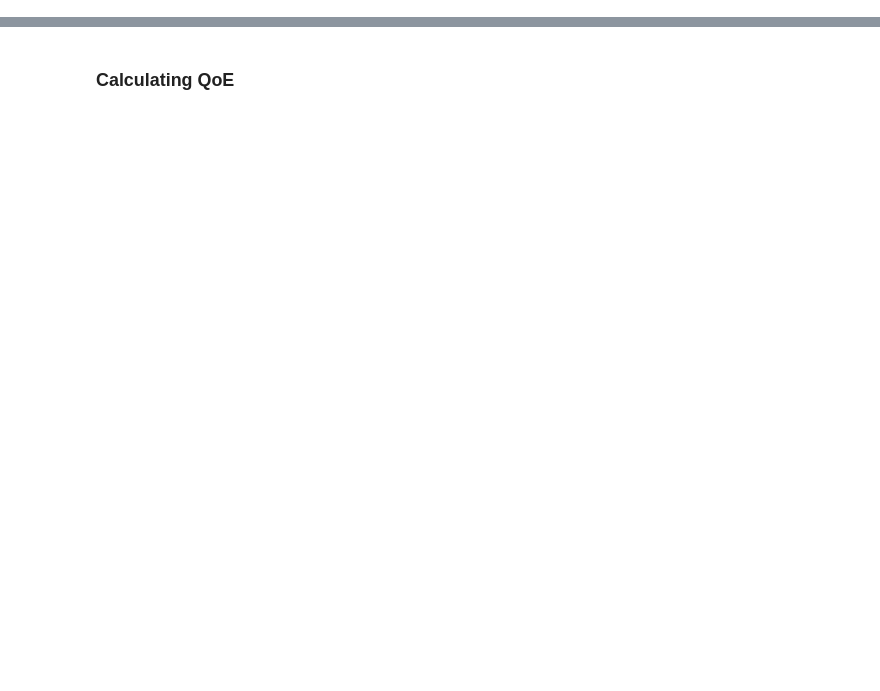
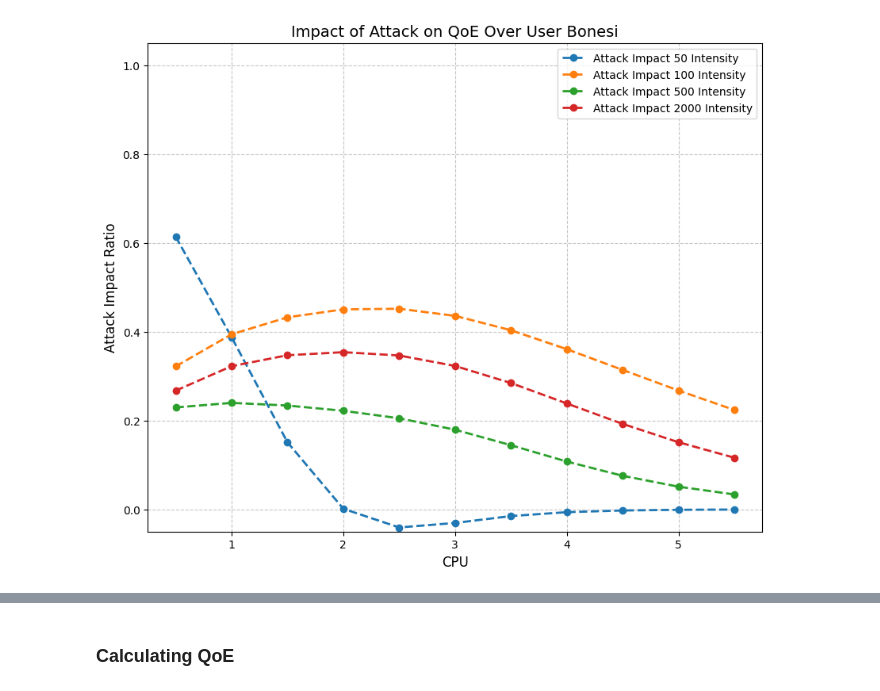
Before and after one commit to VincentSheh/edge_apps, a Jupyter notebook: user_emulator/experiment.ipynb, the cells around one changed output, grey strips where cells are left out. Saved outputs shown, nothing was run; the diff lists cells and outputs as text; code cells hidden in the pictures; blank space fills up the shorter version.

```diff
--- a/user_emulator/experiment.ipynb
+++ b/user_emulator/experiment.ipynb
@@ -154,0 +311,15 @@ buffer_df.head(50)
+# %%
+CPU_cap = 6.0
+def get_impact_factor( params, atk_params):
+    qoe_fit_normal = []
+    qoe_fit_attack = []
+    for cpu_fit in np.arange(0.5, CPU_cap,0.5):
+        # Filter for each user
+        n_user = np.arange(1,6)  # Range of CPU values for plotting the fit
+
+        # Calculate fitted QoE values using the generalized logistic function
+        qoe_fit = generalized_logistic(cpu_fit, *params, n_user,atk="none").mean()
+        atk_qoe_fit = generalized_logistic(cpu_fit, *atk_params, n_user,atk="bonesi").mean()
+        qoe_fit_normal.append(qoe_fit)
+        qoe_fit_attack.append(atk_qoe_fit)
+    return qoe_fit_normal, qoe_fit_attack
@@ -154,0 +373,70 @@ buffer_df.head(50)
+# %%
+# Dictionary to store different attack impact data and labels
+attack_impact_data = {
+    "50": [1 - qoe_fit_attack_50[i] / qoe_fit_normal[i] for i in range(len(qoe_fit_normal))],
+    "100": [1 - qoe_fit_attack_100[i] / qoe_fit_normal[i] for i in range(len(qoe_fit_normal))],
+    "500": [1 - qoe_fit_attack_500[i] / qoe_fit_normal[i] for i in range(len(qoe_fit_normal))],
+    "2000": [1 - qoe_fit_attack_2000[i] / qoe_fit_normal[i] for i in range(len(qoe_fit_normal))]
+}
+
+mean_attack_impact_data = {
+    "50": [
+        1 - mean_qoe_dict["50"].loc[mean_qoe_dict["50"]["cpu"] == cpu, "qoe"].values[0] /
+            mean_qoe_dict["0"].loc[mean_qoe_dict["0"]["cpu"] == cpu, "qoe"].values[0]
+        if not mean_qoe_dict["50"].loc[mean_qoe_dict["50"]["cpu"] == cpu, "qoe"].empty and
+           not mean_qoe_dict["0"].loc[mean_qoe_dict["0"]["cpu"] == cpu, "qoe"].empty
+        else None
+        for cpu in mean_qoe_dict["100"]["cpu"]
+    ],
+    "100": [
+        1 - mean_qoe_dict["100"].loc[mean_qoe_dict["100"]["cpu"] == cpu, "qoe"].values[0] /
+            mean_qoe_dict["0"].loc[mean_qoe_dict["0"]["cpu"] == cpu, "qoe"].values[0]
+        if not mean_qoe_dict["100"].loc[mean_qoe_dict["100"]["cpu"] == cpu, "qoe"].empty and
+           not mean_qoe_dict["0"].loc[mean_qoe_dict["0"]["cpu"] == cpu, "qoe"].empty
+        else None
+        for cpu in mean_qoe_dict["100"]["cpu"]
+    ],
+
+    "500": [
+        1 - mean_qoe_dict["500"].loc[mean_qoe_dict["500"]["cpu"] == cpu, "qoe"].values[0] /
+            mean_qoe_dict["0"].loc[mean_qoe_dict["0"]["cpu"] == cpu, "qoe"].values[0]
+        if not mean_qoe_dict["500"].loc[mean_qoe_dict["500"]["cpu"] == cpu, "qoe"].empty and
+           not mean_qoe_dict["0"].loc[mean_qoe_dict["0"]["cpu"] == cpu, "qoe"].empty
+        else None
+        for cpu in mean_qoe_dict["500"]["cpu"]
+    ],
+
+    "2000": [
+        1 - mean_qoe_dict["2000"].loc[mean_qoe_dict["2000"]["cpu"] == cpu, "qoe"].values[0] /
+            mean_qoe_dict["0"].loc[mean_qoe_dict["0"]["cpu"] == cpu, "qoe"].values[0]
+        if not mean_qoe_dict["2000"].loc[mean_qoe_dict["2000"]["cpu"] == cpu, "qoe"].empty and
+           not mean_qoe_dict["0"].loc[mean_qoe_dict["0"]["cpu"] == cpu, "qoe"].empty
+        else None
+        for cpu in mean_qoe_dict["2000"]["cpu"]
+    ]
+}
+
+# Plot settings
+plt.figure(figsize=(10, 8))
+x_values = np.arange(0.5, CPU_cap, 0.5)
+
+# Iterate over attack impact data to create each plot line
+for intensity, impact in attack_impact_data.items():
+    plt.plot(x_values, impact, linestyle='--', marker='o', linewidth=2, label=f'Attack Impact {intensity} Intensity')
+# for intensity, impact in mean_attack_impact_data.items():
+#     plt.plot([cpu for cpu in mean_qoe_dict[f"{intensity}"]["cpu"]], impact, linestyle='--', marker='o', linewidth=2, label=f'Attack Impact {intensity} Intensity')
+
+# Axis labels, title, and legend
+plt.xlabel('CPU', fontsize=12)
+plt.ylabel('Attack Impact Ratio', fontsize=12)
+plt.title('Impact of Attack on QoE Over User Bonesi', fontsize=14)
+plt.legend()
+
+# Y-axis limits and grid
+plt.ylim(-0.05, 1.05)
+plt.grid(True, linestyle='--', alpha=0.7)
+
+# Display the plot
+plt.show()
+# %% [output]
+[figure, added]
```
Also changed, not shown: parts of 46 cells of this notebook, 3 other files.
